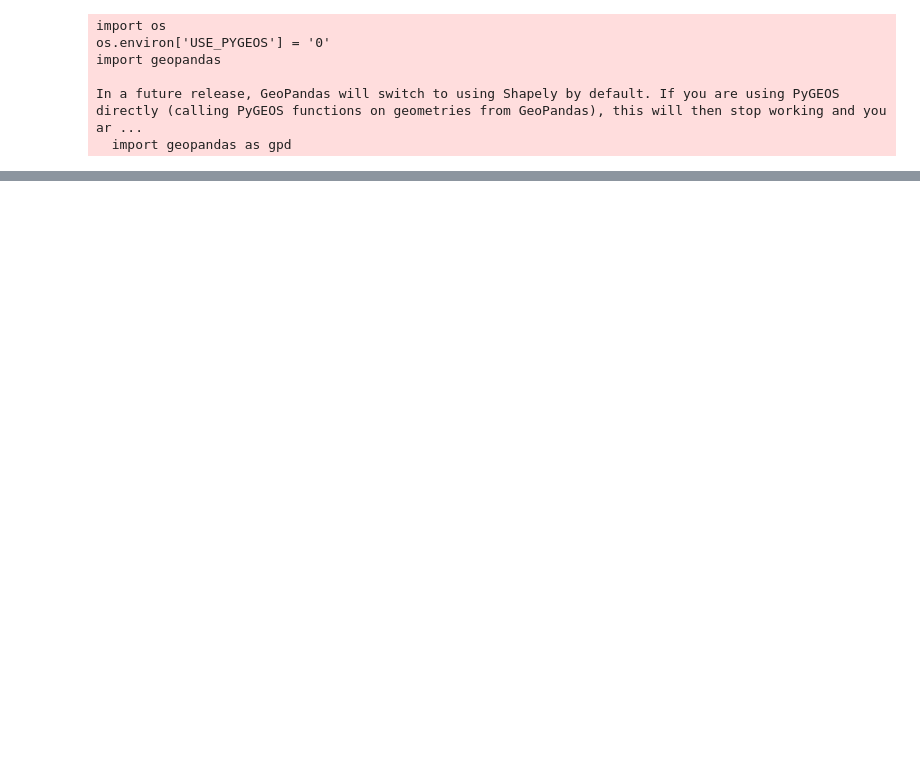
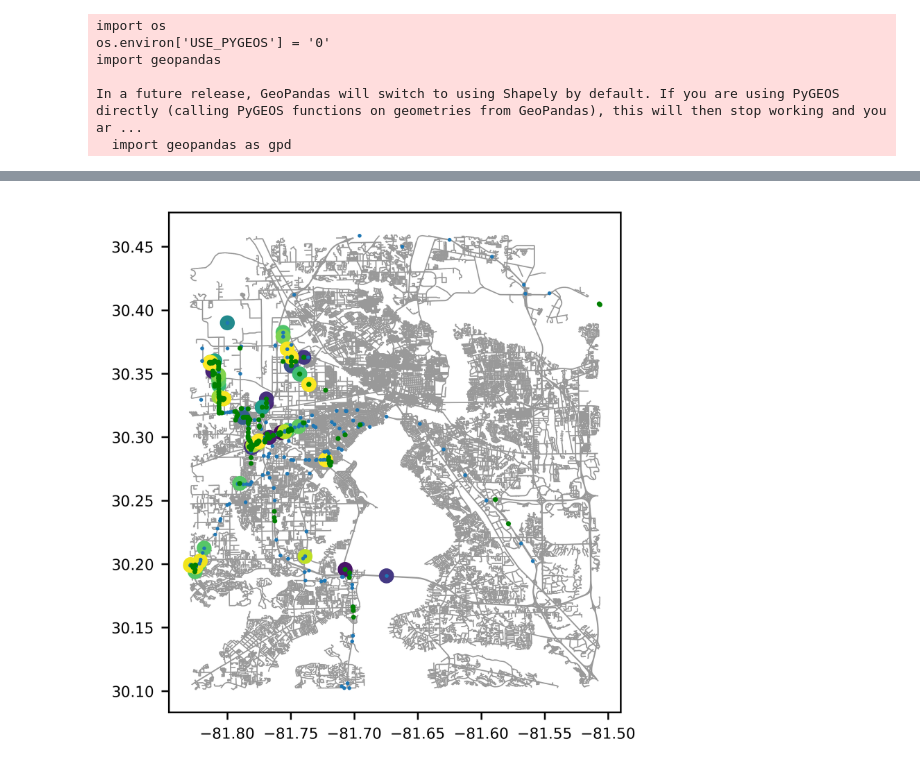
Before and after one commit to superoctober1213/GPS-Data-Travel-Survey, a Jupyter notebook: trip_inference.ipynb, the cells around one changed output, grey strips where cells are left out. Saved outputs shown, nothing was run; the diff lists cells and outputs as text; code cells hidden in the pictures; blank space fills up the shorter version.

Commit message:
trip inference

```diff
--- a/trip_inference.ipynb
+++ b/trip_inference.ipynb
@@ -12,0 +19,3 @@ In a future release, GeoPandas will switch to using Shapely by default. If you a
+# %%
+# Add a flag whether or not a staypoint is considered an activity.
+activity_sp = ti.analysis.labelling.create_activity_flag(staypoints= new_sp, method='time_threshold', time_threshold=15)
@@ -13,2 +39,4 @@ In a future release, GeoPandas will switch to using Shapely by default. If you a
 # %%
-new_sp, new_tpls, trips = ti.preprocessing.triplegs.generate_trips(staypoints= sp, triplegs=tpls)
+trip_sp, trip_tpls, trips = ti.preprocessing.triplegs.generate_trips(staypoints= activity_sp, triplegs=tpls)
+# %%
+trips_with_tours, tour = ti.preprocessing.trips.generate_tours(trips, activity_sp, print_progress=True)
@@ -14,0 +60,7 @@ new_sp, new_tpls, trips = ti.preprocessing.triplegs.generate_trips(staypoints= s
+# %%
+# Find the user_id with the most occurrences and Visualization.
+top_id = tour['user_id'].value_counts().idxmax()
+tours_top = trips_with_tours[trips_with_tours['user_id'] == top_id]
+pfs_top = pfs.loc[pfs['user_id'] == top_id]
+sp_top = trip_sp.loc[trip_sp['user_id'] == top_id]
+tours_top
@@ -14,0 +82,4 @@ new_sp, new_tpls, trips = ti.preprocessing.triplegs.generate_trips(staypoints= s
+# %%
+ti.visualization.triplegs.plot_triplegs(tours_top, positionfixes=pfs_top, staypoints=sp_top, plot_osm = True)
+# %% [output]
+[figure, added]
```
Also changed, not shown: parts of 5 cells of this notebook.
